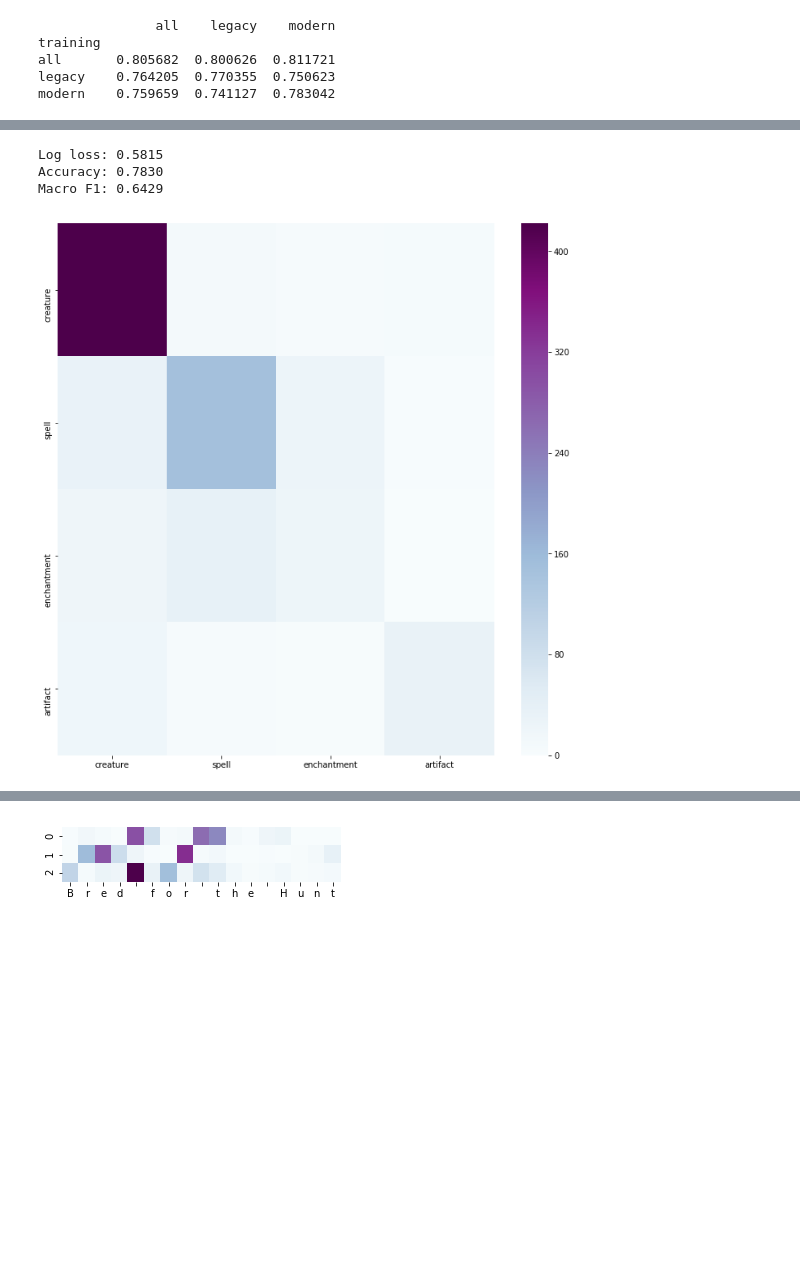
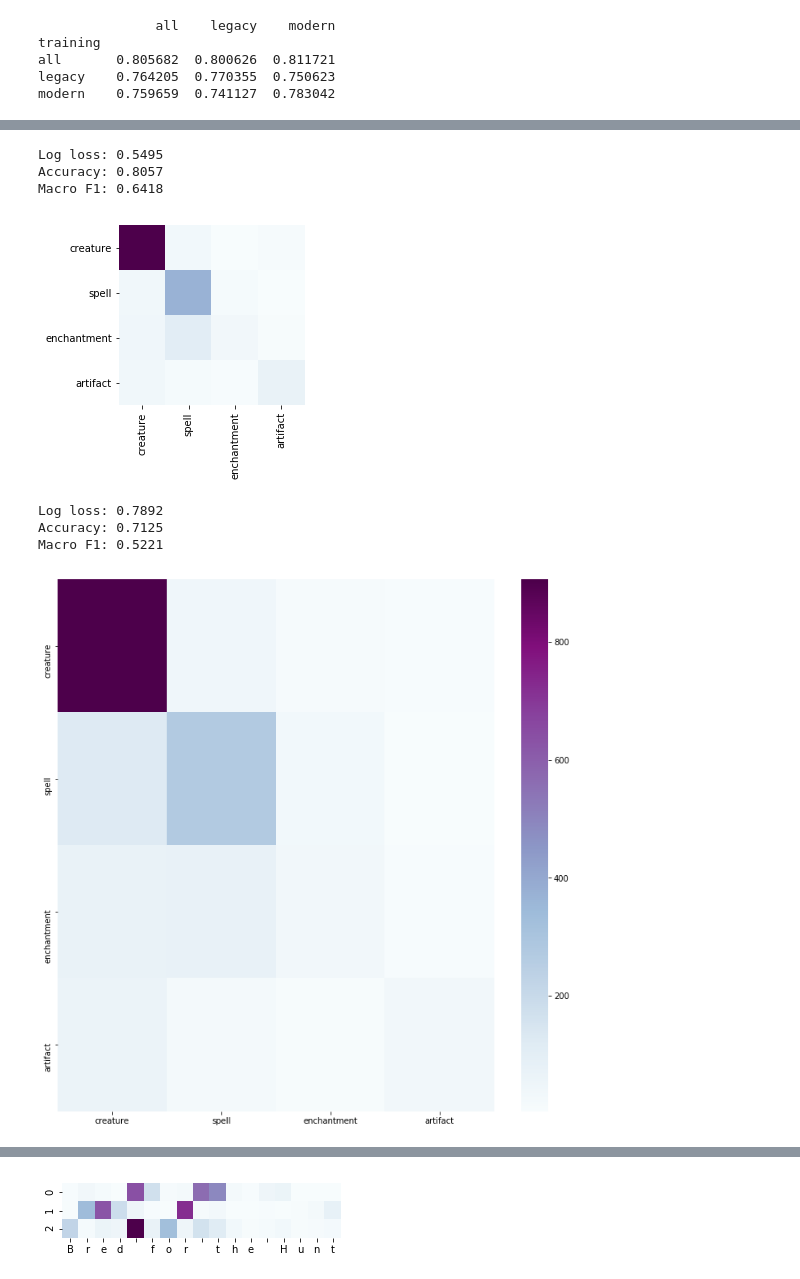
Before and after one commit to dandersonw/ai-final-project, a Jupyter notebook: notebooks/text_error_analysis.ipynb, the cells around one changed output, grey strips where cells are left out. Saved outputs shown, nothing was run; the diff lists cells and outputs as text; code cells hidden in the pictures; blank space fills up the shorter version.

```diff
--- a/notebooks/text_error_analysis.ipynb
+++ b/notebooks/text_error_analysis.ipynb
@@ -90,7 +95,16 @@ s = load_report(report_path('modern', 'modern', 'small'))
-# %%
-print_metrics(report_metrics(s))
-# %% [output]
-Log loss: 0.5815
-Accuracy: 0.7830
-Macro F1: 0.6429
-[figure, removed]
+# %%
+s = load_report(report_path('all', 'all', 'small'))
+print_metrics(report_metrics(s), figpath='text-confusion-matrix.png')
+# %% [output]
+Log loss: 0.5495
+Accuracy: 0.8057
+Macro F1: 0.6418
+[figure, added]
+# %%
+c = load_report('../reports/all-small-character-model-all-data-report.csv')
+print_metrics(report_metrics(c))
+# %% [output]
+Log loss: 0.7892
+Accuracy: 0.7125
+Macro F1: 0.5221
+[figure, added]
```
Also changed, not shown: parts of 12 cells of this notebook.
